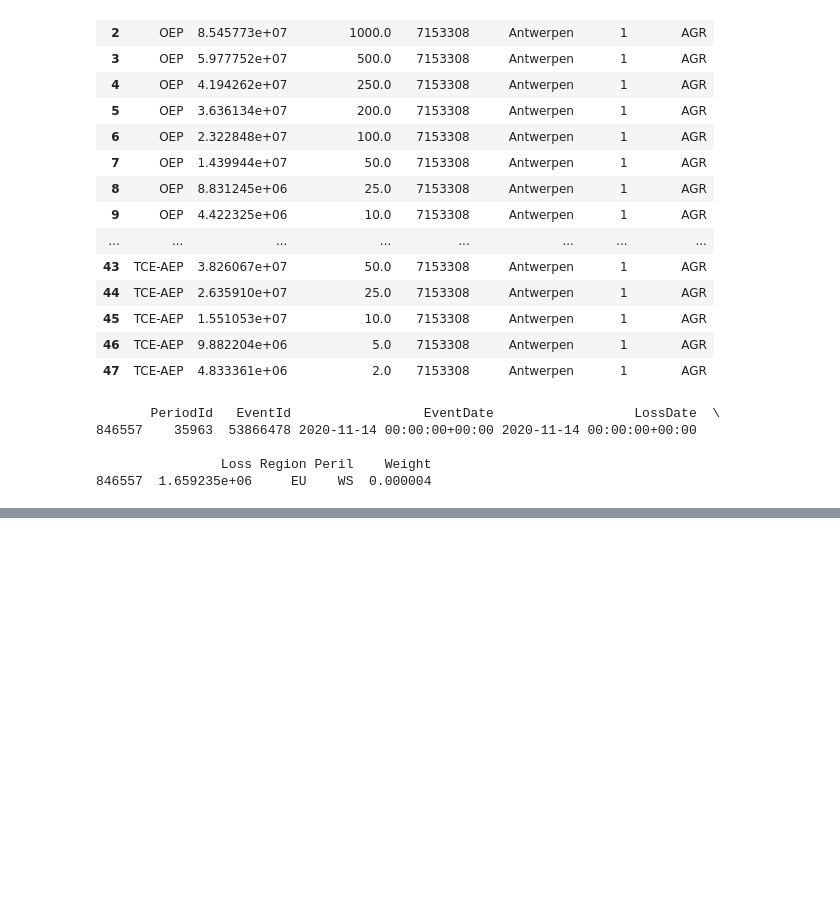
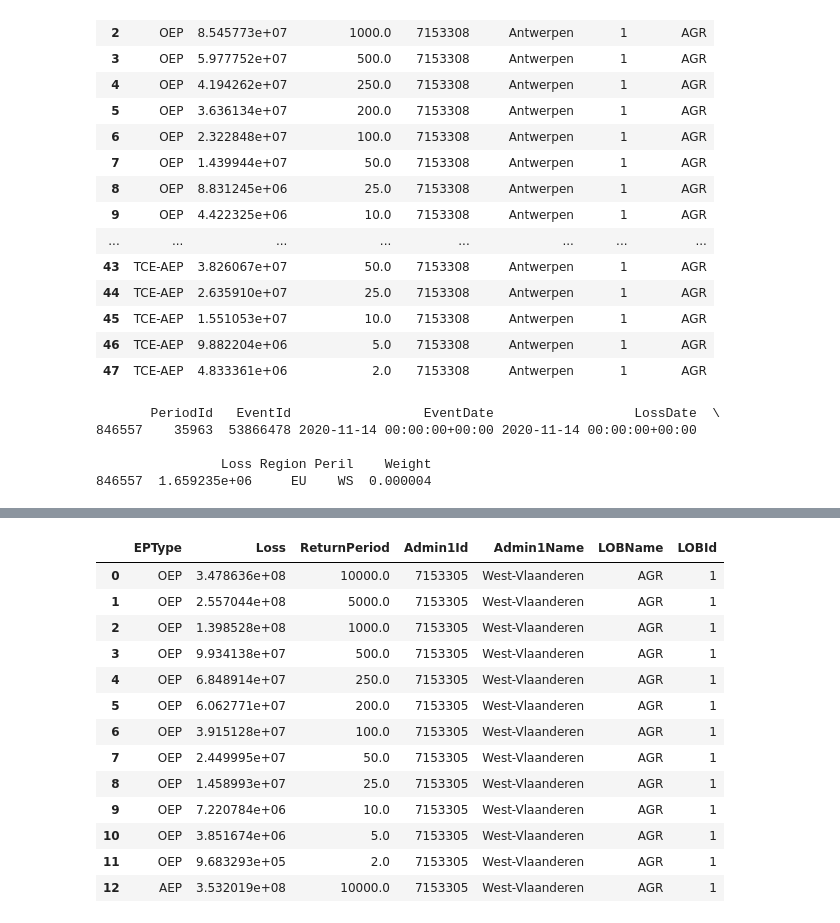
Before and after one commit to Rishinr1/ILC_TASK_2_RESOLUTION, a Jupyter notebook: check_df.ipynb, the cells around one changed output, grey strips where cells are left out. Cells and saved outputs as stored; diff of their text form; code cells hidden in the pictures; blank space fills up the shorter version.

```diff
--- a/check_df.ipynb
+++ b/check_df.ipynb
@@ -249,4 +416,4 @@ memory usage: 20.8+ KB
 # %%
-pd.set_option('display.max_rows', None)
+pd.set_option('display.max_rows', 15)
 
 # Print the DataFrame
@@ -296,0 +420,24 @@ print(df2.head(20))
+# %%
+import os
+import pandas as pd
+import pyarrow.parquet as pq
+
+def read_and_process_parquet_files(directory):
+    # List all Parquet files in the directory
+    parquet_files = [os.path.join(directory, f) for f in os.listdir(directory) if f.endswith('.parquet')]
+
+    # Read and concatenate all Parquet files into a single DataFrame
+    df_list = [pd.read_parquet(file) for file in parquet_files]
+    combined_df = pd.concat(df_list, ignore_index=True)
+
+    # Remove duplicate rows
+    combined_df.drop_duplicates(inplace=True)
+
+    return combined_df
+
+# Example usage
+dir1 = r"D:\RISHIN\TESTING\TEST_9\ILC2024_EUWS_EP_PLA_EUR_Losses\EP\Cresta_Lob\GR"
+dir2 = r"Y:\PROJECT\Renu\ILC_2024\Testing_EUWS\Results\ILC\BE\ILC2024_EUWS_PLA_WI_EP_BE_EUR_Losses\EP\Cresta_Lob\GR"
+
+df3 = read_and_process_parquet_files(dir1)
+df4 = read_and_process_parquet_files(dir2)
@@ -296,0 +510,2 @@ print(df2.head(20))
+# %%
+filtered_df2 = df3[(df3['Admin1Name'] == "West-Vlaanderen") & (df3['Admin1Id'] == 7153305)  & (df3['LOBName'] == "AGR")]
@@ -296,0 +514,17 @@ print(df2.head(20))
+# %%
+filtered_df2.head(13)
+# %% [output]
+|  | EPType | Loss | ReturnPeriod | Admin1Id | Admin1Name | LOBName | LOBId |
+| 0 | OEP | 3.478636e+08 | 10000.0 | 7153305 | West-Vlaanderen | AGR | 1 |
+| 1 | OEP | 2.557044e+08 | 5000.0 | 7153305 | West-Vlaanderen | AGR | 1 |
+| 2 | OEP | 1.398528e+08 | 1000.0 | 7153305 | West-Vlaanderen | AGR | 1 |
+| 3 | OEP | 9.934138e+07 | 500.0 | 7153305 | West-Vlaanderen | AGR | 1 |
+| 4 | OEP | 6.848914e+07 | 250.0 | 7153305 | West-Vlaanderen | AGR | 1 |
+| 5 | OEP | 6.062771e+07 | 200.0 | 7153305 | West-Vlaanderen | AGR | 1 |
+| 6 | OEP | 3.915128e+07 | 100.0 | 7153305 | West-Vlaanderen | AGR | 1 |
+| 7 | OEP | 2.449995e+07 | 50.0 | 7153305 | West-Vlaanderen | AGR | 1 |
+| 8 | OEP | 1.458993e+07 | 25.0 | 7153305 | West-Vlaanderen | AGR | 1 |
+| 9 | OEP | 7.220784e+06 | 10.0 | 7153305 | West-Vlaanderen | AGR | 1 |
+| 10 | OEP | 3.851674e+06 | 5.0 | 7153305 | West-Vlaanderen | AGR | 1 |
+| 11 | OEP | 9.683293e+05 | 2.0 | 7153305 | West-Vlaanderen | AGR | 1 |
+| 12 | AEP | 3.532019e+08 | 10000.0 | 7153305 | West-Vlaanderen | AGR | 1 |
```
Also changed, not shown: parts of 29 cells of this notebook, 12 other files.
